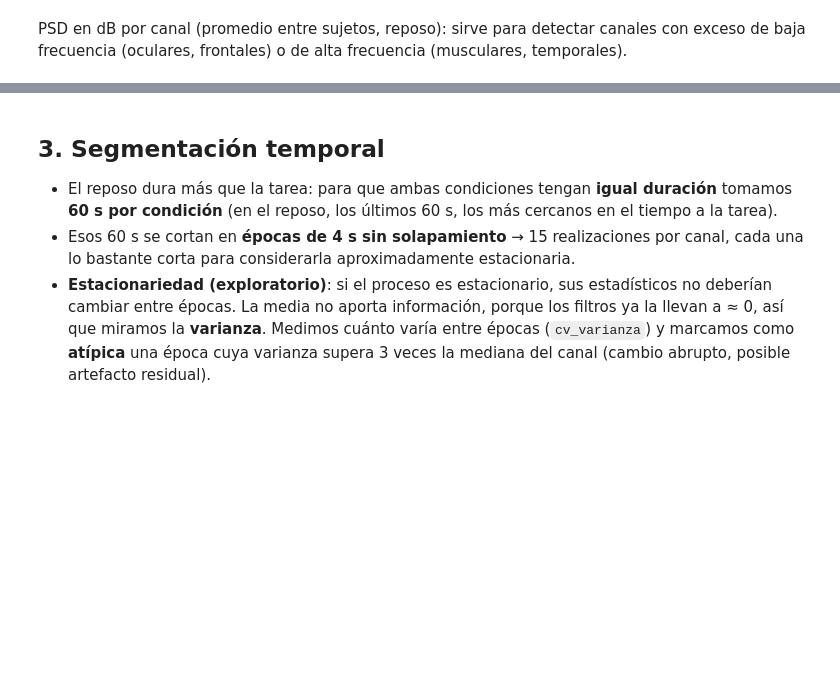
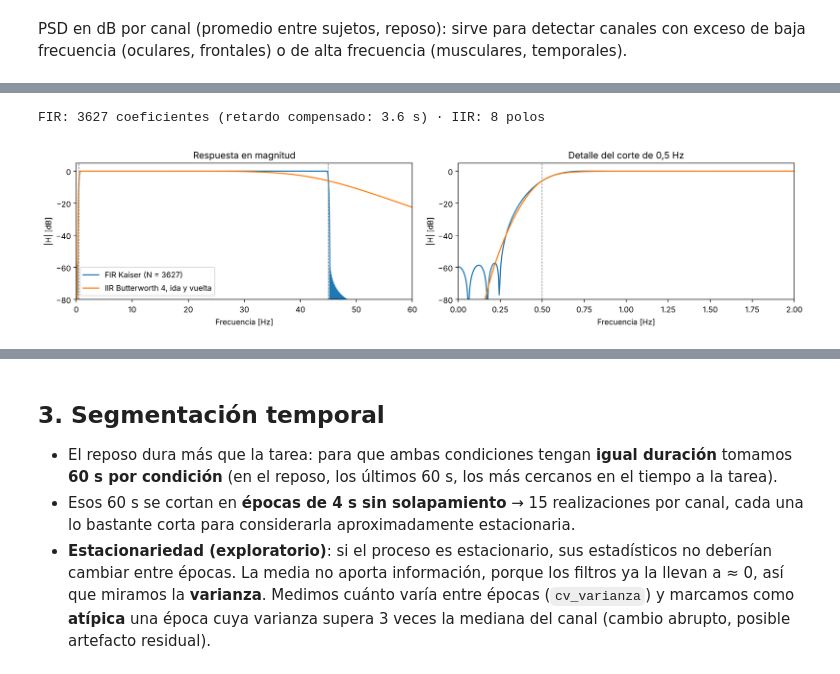
Before and after one commit to vickylauu/PSIB2026Q2-TPS-Grupo12-Lautersztein-Reggio-Ballester, a Jupyter notebook: notebooks/01_contextualizacion_preprocesamiento.ipynb, the cells around one changed output, grey strips where cells are left out. Cells and saved outputs as stored; diff of their text form; code cells hidden in the pictures; blank space fills up the shorter version.

```diff
--- a/notebooks/01_contextualizacion_preprocesamiento.ipynb
+++ b/notebooks/01_contextualizacion_preprocesamiento.ipynb
@@ -141,0 +180,36 @@ fig.colorbar(im, label='dB');
+# %%
+def filtro_fir(f1=0.5, f2=45, fs=500, aten_dB=60, transicion_hz=0.5):
+    """Pasabanda FIR por ventana de Kaiser: kaiserord da N y beta para la atenuación y la transición pedidas."""
+    n, beta = signal.kaiserord(aten_dB, transicion_hz / (fs / 2))
+    n += 1 - n % 2                                                        # N impar -> FIR tipo I (retardo entero)
+    return signal.firwin(n, [f1, f2], window=('kaiser', beta), pass_zero=False, fs=fs)
+
+def filtro_iir(f1=0.5, f2=45, fs=500, orden=4):
+    """Pasabanda Butterworth en secciones de segundo orden (SOS)."""
+    return signal.butter(orden, [f1, f2], btype='bandpass', fs=fs, output='sos')
+
+def aplicar(x, fir=None, sos=None):
+    """Filtrado de fase cero sobre el último eje: FIR centrado (compensa el retardo) o IIR ida y vuelta."""
+    if fir is not None:
+        return signal.oaconvolve(x, fir[None], mode='same', axes=-1)
+    return signal.sosfiltfilt(sos, x, axis=-1)
+
+FS = eeg[SUJ, 1][1]
+fir, sos = filtro_fir(fs=FS), filtro_iir(fs=FS)
+print(f'FIR: {len(fir)} coeficientes (retardo compensado: {(len(fir) - 1) / 2 / FS:.1f} s) · IIR: {2 * len(sos)} polos')
+
+# Respuesta en frecuencia (magnitud efectiva: |H| para el FIR centrado, |H|² para el IIR ida y vuelta)
+fh, H_fir = signal.freqz(fir, worN=2 ** 16, fs=FS)
+_, H_iir = signal.sosfreqz(sos, worN=2 ** 16, fs=FS)
+fig, ax = plt.subplots(1, 2, figsize=(14, 3.5))
+for a, lim in zip(ax, [(0, 60), (0, 2)]):
+    a.plot(fh, 20 * np.log10(np.abs(H_fir) + 1e-12), label=f'FIR Kaiser (N = {len(fir)})')
+    a.plot(fh, 40 * np.log10(np.abs(H_iir) + 1e-12), label='IIR Butterworth 4, ida y vuelta')
+    a.set(xlim=lim, ylim=(-80, 5), xlabel='Frecuencia [Hz]', ylabel='|H| [dB]')
+    a.axvline(0.5, ls='--', c='gray', lw=0.8); a.axvline(45, ls='--', c='gray', lw=0.8)
+ax[0].set_title('Respuesta en magnitud'); ax[1].set_title('Detalle del corte de 0,5 Hz')
+ax[0].legend()
+plt.tight_layout()
+# %% [output]
+FIR: 3627 coeficientes (retardo compensado: 3.6 s) · IIR: 8 polos
+[figure, added]
```
Also changed, not shown: parts of 15 cells of this notebook.
